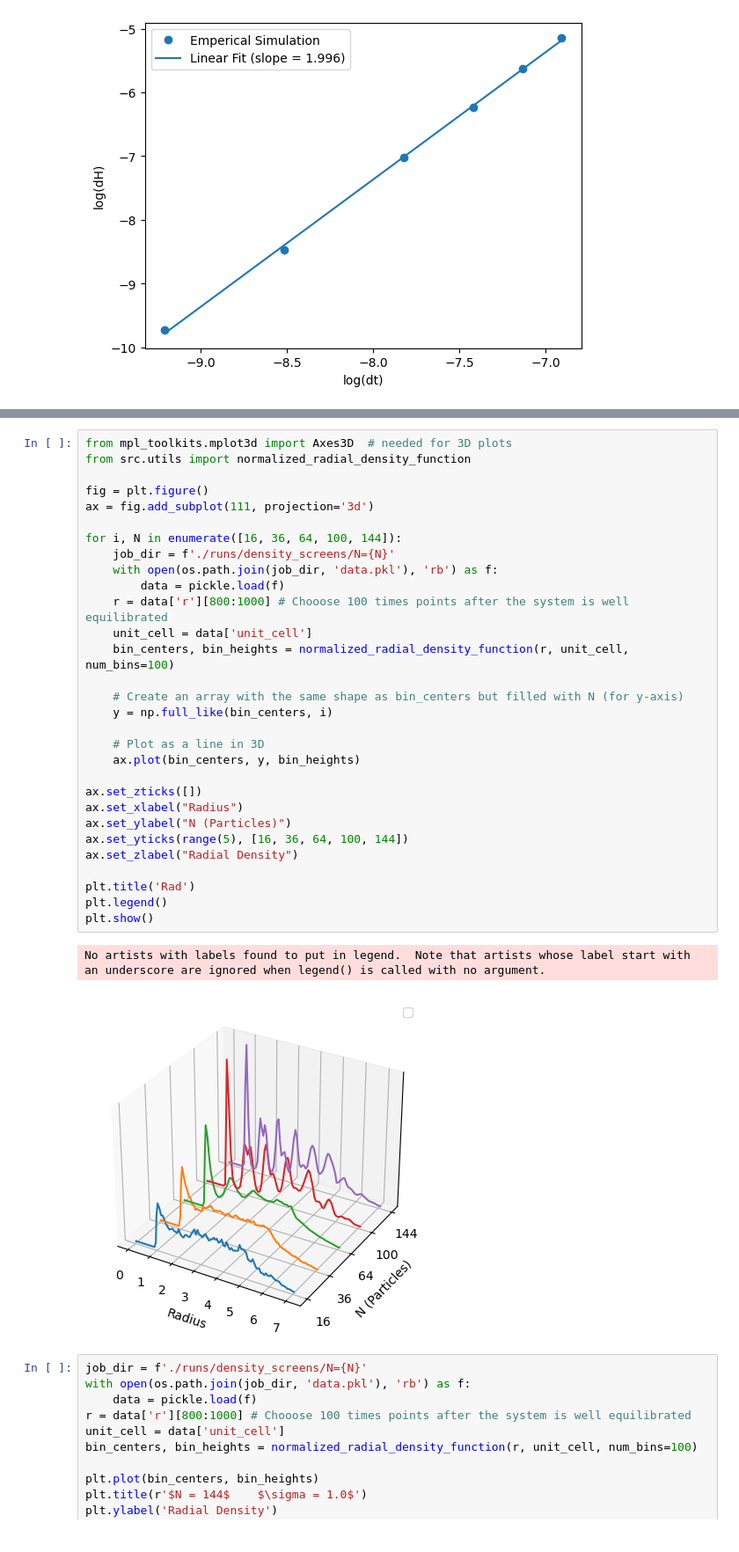
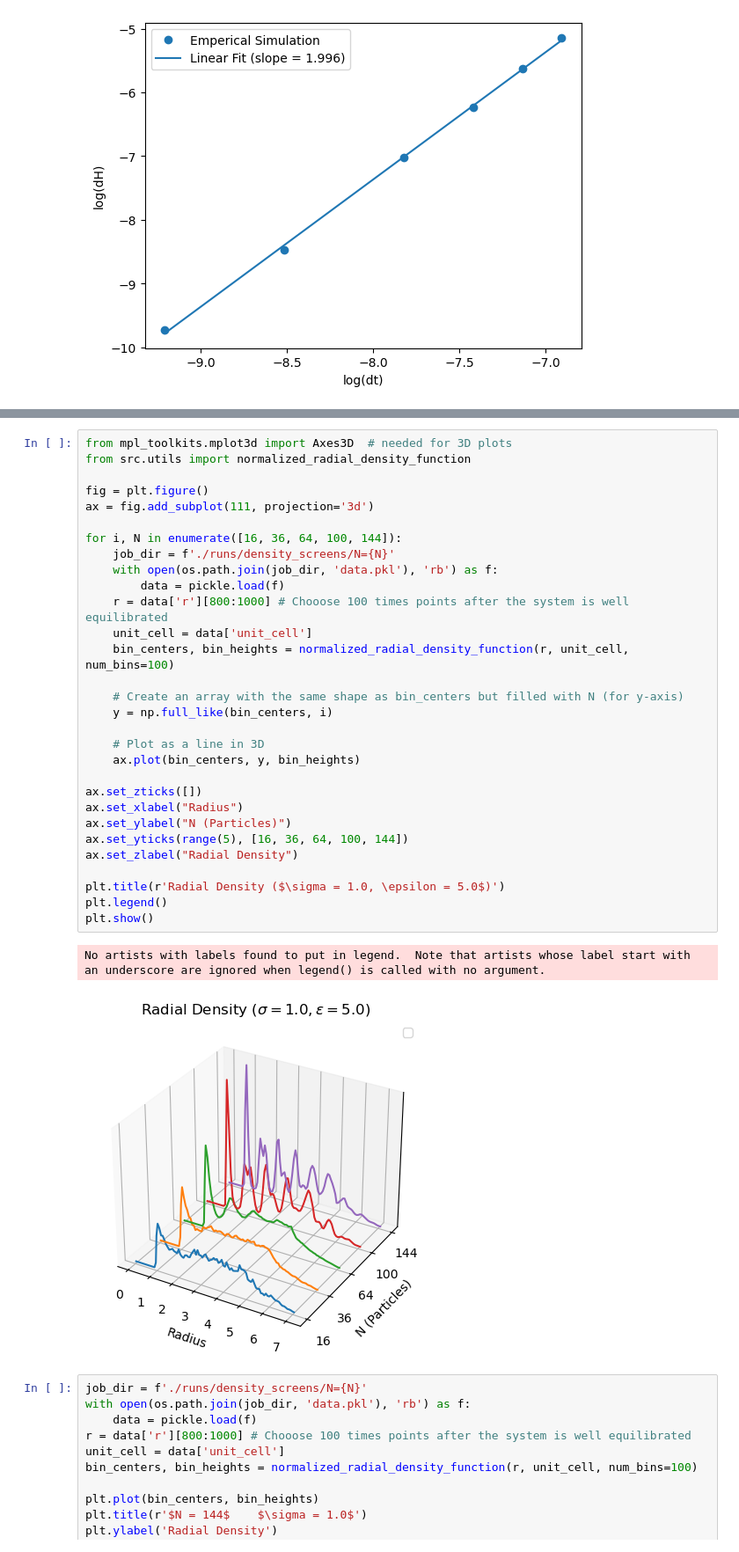
Before and after one commit to pjeong3120/md_engine, a Jupyter notebook: plots.ipynb, the cells around one changed output, grey strips where cells are left out. Shown at 88% size. Saved outputs shown, nothing was run; the diff lists cells and outputs as text.

```diff
--- a/plots.ipynb
+++ b/plots.ipynb
@@ -115,35 +115,35 @@ plt.show()
 from mpl_toolkits.mplot3d import Axes3D  # needed for 3D plots
 from src.utils import normalized_radial_density_function
 
 fig = plt.figure()
 ax = fig.add_subplot(111, projection='3d')
 
 for i, N in enumerate([16, 36, 64, 100, 144]):
     job_dir = f'./runs/density_screens/N={N}'
     with open(os.path.join(job_dir, 'data.pkl'), 'rb') as f:
         data = pickle.load(f)
     r = data['r'][800:1000] # Chooose 100 times points after the system is well equilibrated
     unit_cell = data['unit_cell']
     bin_centers, bin_heights = normalized_radial_density_function(r, unit_cell, num_bins=100)
 
     # Create an array with the same shape as bin_centers but filled with N (for y-axis)
     y = np.full_like(bin_centers, i)
 
     # Plot as a line in 3D
     ax.plot(bin_centers, y, bin_heights)
 
 ax.set_zticks([])
 ax.set_xlabel("Radius")
 ax.set_ylabel("N (Particles)")
 ax.set_yticks(range(5), [16, 36, 64, 100, 144])
 ax.set_zlabel("Radial Density")
 
-plt.title('Rad')
+plt.title(r'Radial Density ($\sigma = 1.0, \epsilon = 5.0$)')
 plt.legend()
 plt.show()
 # %% [output]
 No artists with labels found to put in legend.  Note that artists whose label start with an underscore are ignored when legend() is called with no argument.
-[figure, old version]
+[figure, new version]
 # %%
 job_dir = f'./runs/density_screens/N={N}'
 with open(os.path.join(job_dir, 'data.pkl'), 'rb') as f:
```
Also changed, not shown: parts of 3 cells of this notebook, 1 other file.
